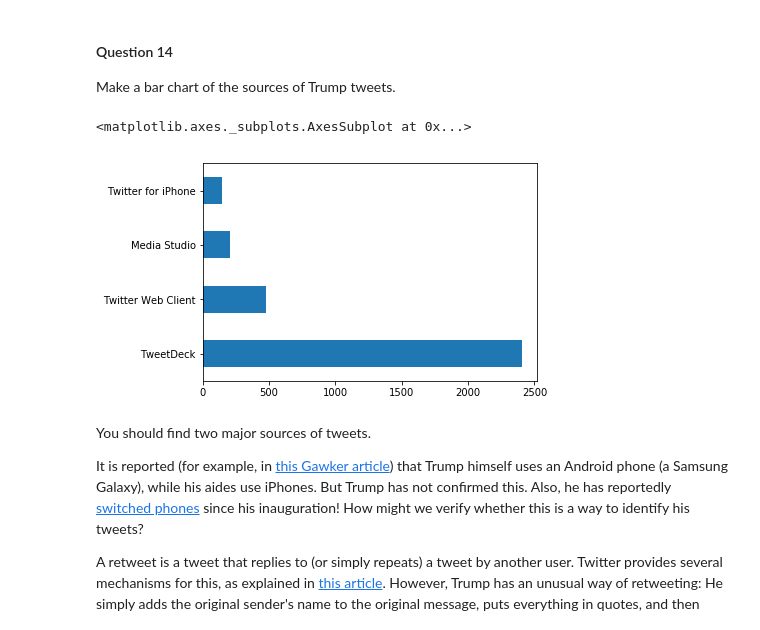
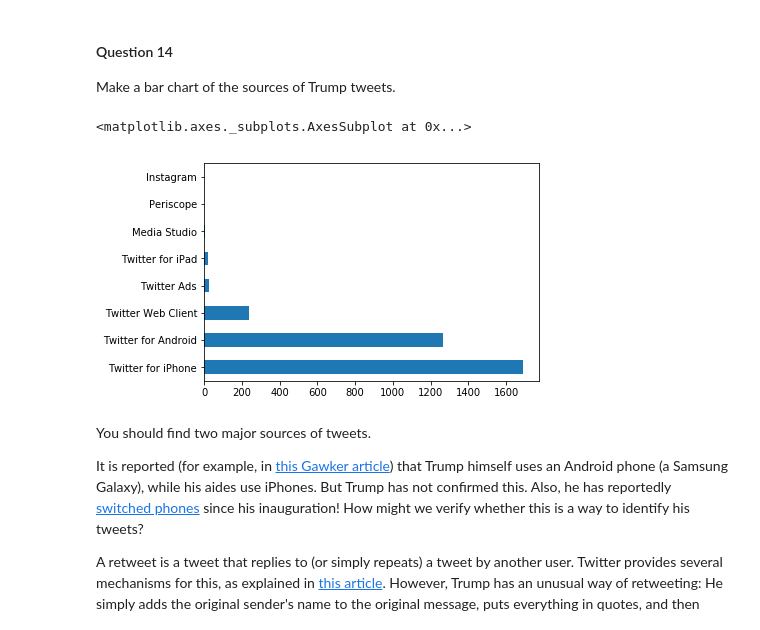
Before and after one commit to dovahcrow/ds100, a Jupyter notebook: sp17/hw/hw2/hw2.ipynb, the cells around one changed output. Cells and saved outputs as stored; diff of their text form; code cells hidden in the pictures.

```diff
--- a/sp17/hw/hw2/hw2.ipynb
+++ b/sp17/hw/hw2/hw2.ipynb
@@ -595,10 +598,10 @@ trump_df.head()
 #### Question 14
 Make a bar chart of the sources of Trump tweets.
 # %%
-clinton_df.source.value_counts().plot.barh()
+trump_df.source.value_counts().plot.barh()
 # %% [output]
 <matplotlib.axes._subplots.AxesSubplot at 0x...>
-[figure, old version]
+[figure, new version]
 # %% [markdown]
 You should find two major sources of tweets.
 
```
Also changed, not shown: parts of 8 cells of this notebook, 4 other files.
